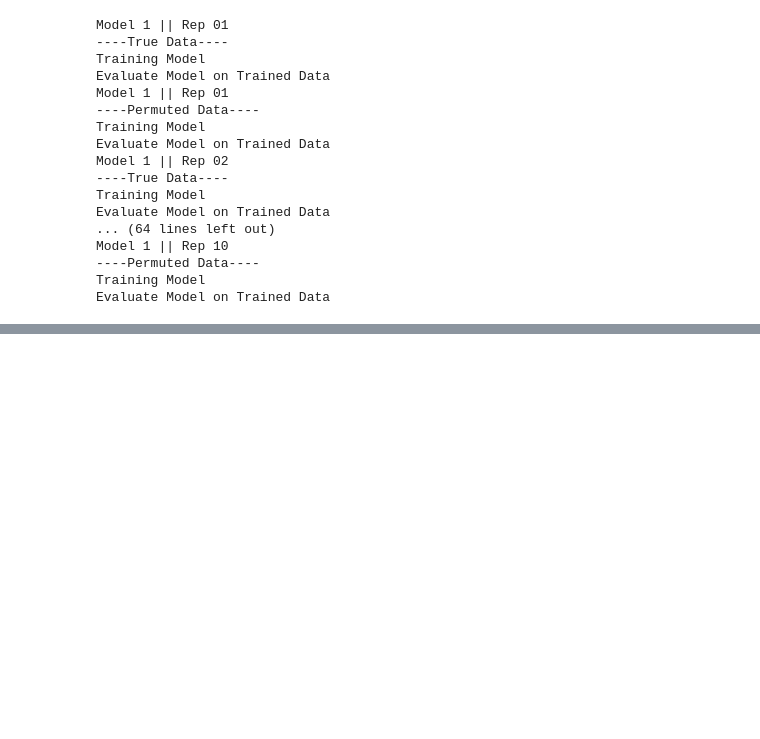
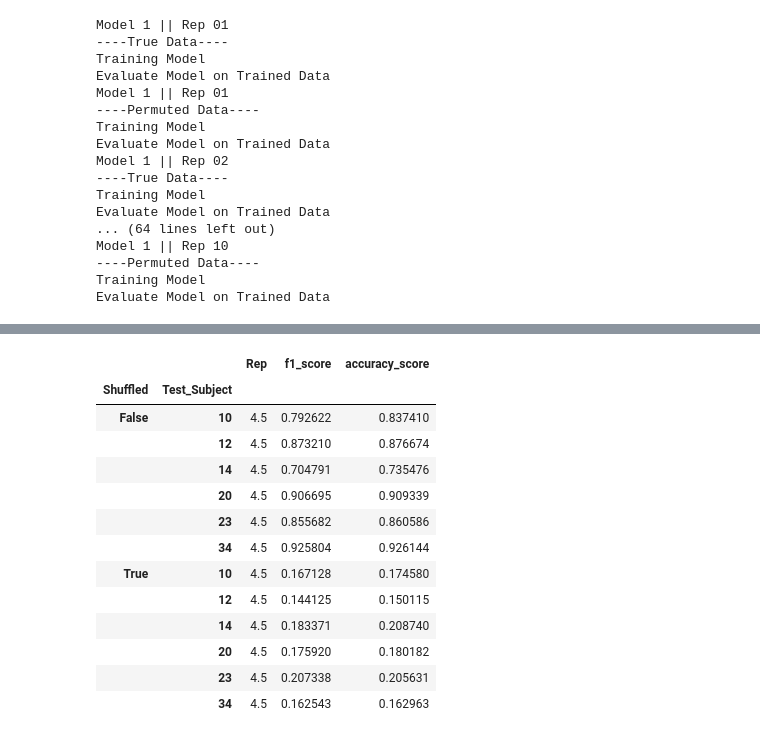
Before and after one commit to cechava/EMG_gestures, a Jupyter notebook: colab_notebooks/simple_NN/across_subject_NN_joint_training.ipynb, the cells around one changed output, grey strips where cells are left out. Drawn from its saved outputs; the diff is of its cells as text; code cells hidden in the pictures; blank space fills up the shorter version.

Commit message:
added joint training results to robustness comparison across models

```diff
--- a/colab_notebooks/simple_NN/across_subject_NN_joint_training.ipynb
+++ b/colab_notebooks/simple_NN/across_subject_NN_joint_training.ipynb
@@ -60,12 +56,12 @@ model_dict = {0:{'fe_layers':0, 'fe_activation':''},\
               }
 # %%
 #define where the data files are located
-data_folder = '/content/drive/MyDrive/EMG_gestures/EMG_data/'
+data_folder = '/content/drive/Othercomputers/My MacBook Pro/EMG_gestures/EMG_data/'
 
 nsubjects = 36
 
 #randomly-selected subjects to use as hold-out test data
-test_subjects = [10, 12, 20, 14, 23, 34,  0]
+test_subjects = [10, 12, 20, 14, 23, 34]
 
 # User-defined parameters
 lo_freq = 20 #lower bound of bandpass filter
@@ -212,8 +208,8 @@ results_df.groupby(['Shuffled','Type']).mean()
 | True | Test | 2.5 | 1000.0 | 2.0 | 1.767145 | 1.822614 | 8.625 | 0.146998 | ... |
 |  | Train | 2.5 | 1000.0 | 2.0 | 1.767145 | 1.822614 | 8.625 | 0.205138 | ... |
 # %%
-results_folder = '/content/drive/MyDrive/EMG_gestures/results_data/xsubject_joint_data/vanilla_NN/'
-model_dir = '/content/drive/MyDrive/EMG_gestures/model_data/xsubject_joint_data/vanilla_NN/'
+results_folder = '/content/drive/MyDrive/EMG_gestures/results_data/xsubject_joint_data/simple_NN/'
+model_dir = '/content/drive/MyDrive/EMG_gestures/model_data/xsubject_joint_data/simple_NN/'
 
 #network training args
 verbose = 0
@@ -298,0 +389,17 @@ Evaluate Model on Trained Data
+# %%
+results_df.groupby(['Shuffled','Test_Subject']).mean()
+# %% [output]
+|  |  | Rep | f1_score | accuracy_score |
+| Shuffled | Test_Subject |  |  |  |
+| False | 10 | 4.5 | 0.792622 | 0.837410 |
+|  | 12 | 4.5 | 0.873210 | 0.876674 |
+|  | 14 | 4.5 | 0.704791 | 0.735476 |
+|  | 20 | 4.5 | 0.906695 | 0.909339 |
+|  | 23 | 4.5 | 0.855682 | 0.860586 |
+|  | 34 | 4.5 | 0.925804 | 0.926144 |
+| True | 10 | 4.5 | 0.167128 | 0.174580 |
+|  | 12 | 4.5 | 0.144125 | 0.150115 |
+|  | 14 | 4.5 | 0.183371 | 0.208740 |
+|  | 20 | 4.5 | 0.175920 | 0.180182 |
+|  | 23 | 4.5 | 0.207338 | 0.205631 |
+|  | 34 | 4.5 | 0.162543 | 0.162963 |
```
Also changed, not shown: parts of 5 cells of this notebook, 4 other files.
